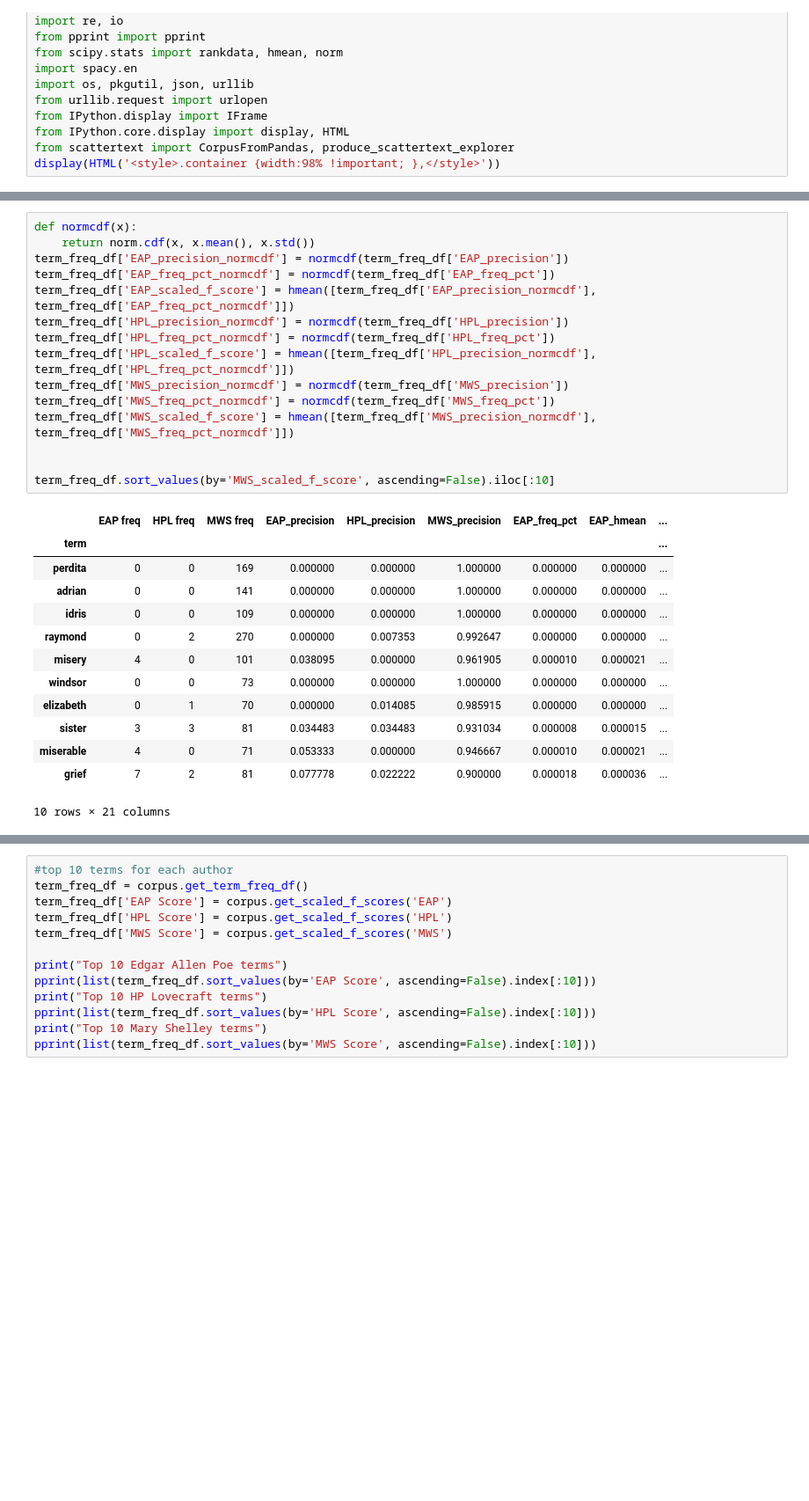
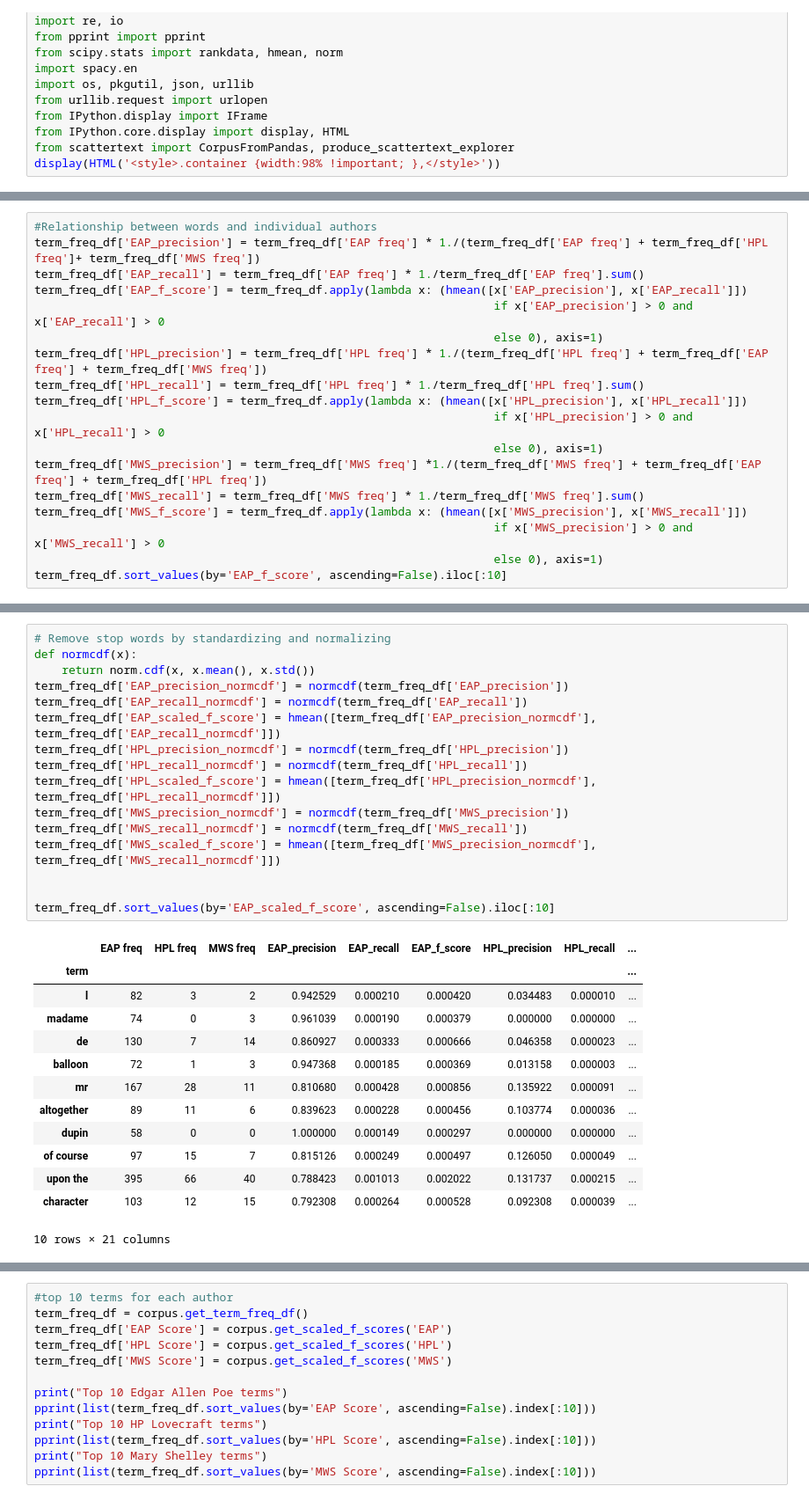
Before and after one commit to rdwyere873/spooky_authors, a Jupyter notebook: spooky_authors_scattertext.ipynb, the cells around one changed output, grey strips where cells are left out. Shown: that part at 88% size. Drawn from its saved outputs; the diff is of its cells as text; blank space fills up the shorter version.

```diff
--- a/spooky_authors_scattertext.ipynb
+++ b/spooky_authors_scattertext.ipynb
@@ -104,0 +88,18 @@ term_freq_df.sort_values(by='EAP_hmean', ascending=False).iloc[:10]
+# %%
+#Relationship between words and individual authors
+term_freq_df['EAP_precision'] = term_freq_df['EAP freq'] * 1./(term_freq_df['EAP freq'] + term_freq_df['HPL freq']+ term_freq_df['MWS freq'])
+term_freq_df['EAP_recall'] = term_freq_df['EAP freq'] * 1./term_freq_df['EAP freq'].sum()
+term_freq_df['EAP_f_score'] = term_freq_df.apply(lambda x: (hmean([x['EAP_precision'], x['EAP_recall']])
+                                                                   if x['EAP_precision'] > 0 and x['EAP_recall'] > 0
+                                                                   else 0), axis=1)
+term_freq_df['HPL_precision'] = term_freq_df['HPL freq'] * 1./(term_freq_df['HPL freq'] + term_freq_df['EAP freq'] + term_freq_df['MWS freq'])
+term_freq_df['HPL_recall'] = term_freq_df['HPL freq'] * 1./term_freq_df['HPL freq'].sum()
+term_freq_df['HPL_f_score'] = term_freq_df.apply(lambda x: (hmean([x['HPL_precision'], x['HPL_recall']])
+                                                                   if x['HPL_precision'] > 0 and x['HPL_recall'] > 0
+                                                                   else 0), axis=1)
+term_freq_df['MWS_precision'] = term_freq_df['MWS freq'] *1./(term_freq_df['MWS freq'] + term_freq_df['EAP freq'] + term_freq_df['HPL freq'])
+term_freq_df['MWS_recall'] = term_freq_df['MWS freq'] * 1./term_freq_df['MWS freq'].sum()
+term_freq_df['MWS_f_score'] = term_freq_df.apply(lambda x: (hmean([x['MWS_precision'], x['MWS_recall']])
+                                                                   if x['MWS_precision'] > 0 and x['MWS_recall'] > 0
+                                                                   else 0), axis=1)
+term_freq_df.sort_values(by='EAP_f_score', ascending=False).iloc[:10]
@@ -105,30 +119,31 @@ term_freq_df.sort_values(by='EAP_hmean', ascending=False).iloc[:10]
 # %%
+# Remove stop words by standardizing and normalizing
 def normcdf(x):
     return norm.cdf(x, x.mean(), x.std())
 term_freq_df['EAP_precision_normcdf'] = normcdf(term_freq_df['EAP_precision'])
-term_freq_df['EAP_freq_pct_normcdf'] = normcdf(term_freq_df['EAP_freq_pct'])
-term_freq_df['EAP_scaled_f_score'] = hmean([term_freq_df['EAP_precision_normcdf'], term_freq_df['EAP_freq_pct_normcdf']])
+term_freq_df['EAP_recall_normcdf'] = normcdf(term_freq_df['EAP_recall'])
+term_freq_df['EAP_scaled_f_score'] = hmean([term_freq_df['EAP_precision_normcdf'], term_freq_df['EAP_recall_normcdf']])
 term_freq_df['HPL_precision_normcdf'] = normcdf(term_freq_df['HPL_precision'])
-term_freq_df['HPL_freq_pct_normcdf'] = normcdf(term_freq_df['HPL_freq_pct'])
-term_freq_df['HPL_scaled_f_score'] = hmean([term_freq_df['HPL_precision_normcdf'], term_freq_df['HPL_freq_pct_normcdf']])
+term_freq_df['HPL_recall_normcdf'] = normcdf(term_freq_df['HPL_recall'])
+term_freq_df['HPL_scaled_f_score'] = hmean([term_freq_df['HPL_precision_normcdf'], term_freq_df['HPL_recall_normcdf']])
 term_freq_df['MWS_precision_normcdf'] = normcdf(term_freq_df['MWS_precision'])
-term_freq_df['MWS_freq_pct_normcdf'] = normcdf(term_freq_df['MWS_freq_pct'])
-term_freq_df['MWS_scaled_f_score'] = hmean([term_freq_df['MWS_precision_normcdf'], term_freq_df['MWS_freq_pct_normcdf']])
+term_freq_df['MWS_recall_normcdf'] = normcdf(term_freq_df['MWS_recall'])
+term_freq_df['MWS_scaled_f_score'] = hmean([term_freq_df['MWS_precision_normcdf'], term_freq_df['MWS_recall_normcdf']])
 
 
-term_freq_df.sort_values(by='MWS_scaled_f_score', ascending=False).iloc[:10]
+term_freq_df.sort_values(by='EAP_scaled_f_score', ascending=False).iloc[:10]
 # %% [output]
-|  | EAP freq | HPL freq | MWS freq | EAP_precision | HPL_precision | MWS_precision | EAP_freq_pct | EAP_hmean | ... |
+|  | EAP freq | HPL freq | MWS freq | EAP_precision | EAP_recall | EAP_f_score | HPL_precision | HPL_recall | ... |
 | term |  |  |  |  |  |  |  |  | ... |
-| perdita | 0 | 0 | 169 | 0.000000 | 0.000000 | 1.000000 | 0.000000 | 0.000000 | ... |
-| adrian | 0 | 0 | 141 | 0.000000 | 0.000000 | 1.000000 | 0.000000 | 0.000000 | ... |
-| idris | 0 | 0 | 109 | 0.000000 | 0.000000 | 1.000000 | 0.000000 | 0.000000 | ... |
-| raymond | 0 | 2 | 270 | 0.000000 | 0.007353 | 0.992647 | 0.000000 | 0.000000 | ... |
-| misery | 4 | 0 | 101 | 0.038095 | 0.000000 | 0.961905 | 0.000010 | 0.000021 | ... |
-| windsor | 0 | 0 | 73 | 0.000000 | 0.000000 | 1.000000 | 0.000000 | 0.000000 | ... |
-| elizabeth | 0 | 1 | 70 | 0.000000 | 0.014085 | 0.985915 | 0.000000 | 0.000000 | ... |
-| sister | 3 | 3 | 81 | 0.034483 | 0.034483 | 0.931034 | 0.000008 | 0.000015 | ... |
-| miserable | 4 | 0 | 71 | 0.053333 | 0.000000 | 0.946667 | 0.000010 | 0.000021 | ... |
-| grief | 7 | 2 | 81 | 0.077778 | 0.022222 | 0.900000 | 0.000018 | 0.000036 | ... |
+| l | 82 | 3 | 2 | 0.942529 | 0.000210 | 0.000420 | 0.034483 | 0.000010 | ... |
+| madame | 74 | 0 | 3 | 0.961039 | 0.000190 | 0.000379 | 0.000000 | 0.000000 | ... |
+| de | 130 | 7 | 14 | 0.860927 | 0.000333 | 0.000666 | 0.046358 | 0.000023 | ... |
+| balloon | 72 | 1 | 3 | 0.947368 | 0.000185 | 0.000369 | 0.013158 | 0.000003 | ... |
+| mr | 167 | 28 | 11 | 0.810680 | 0.000428 | 0.000856 | 0.135922 | 0.000091 | ... |
+| altogether | 89 | 11 | 6 | 0.839623 | 0.000228 | 0.000456 | 0.103774 | 0.000036 | ... |
+| dupin | 58 | 0 | 0 | 1.000000 | 0.000149 | 0.000297 | 0.000000 | 0.000000 | ... |
+| of course | 97 | 15 | 7 | 0.815126 | 0.000249 | 0.000497 | 0.126050 | 0.000049 | ... |
+| upon the | 395 | 66 | 40 | 0.788423 | 0.001013 | 0.002022 | 0.131737 | 0.000215 | ... |
+| character | 103 | 12 | 15 | 0.792308 | 0.000264 | 0.000528 | 0.092308 | 0.000039 | ... |
 10 rows × 21 columns
 # %%
```
Also changed, not shown: parts of 26 cells of this notebook, 3 other files.
